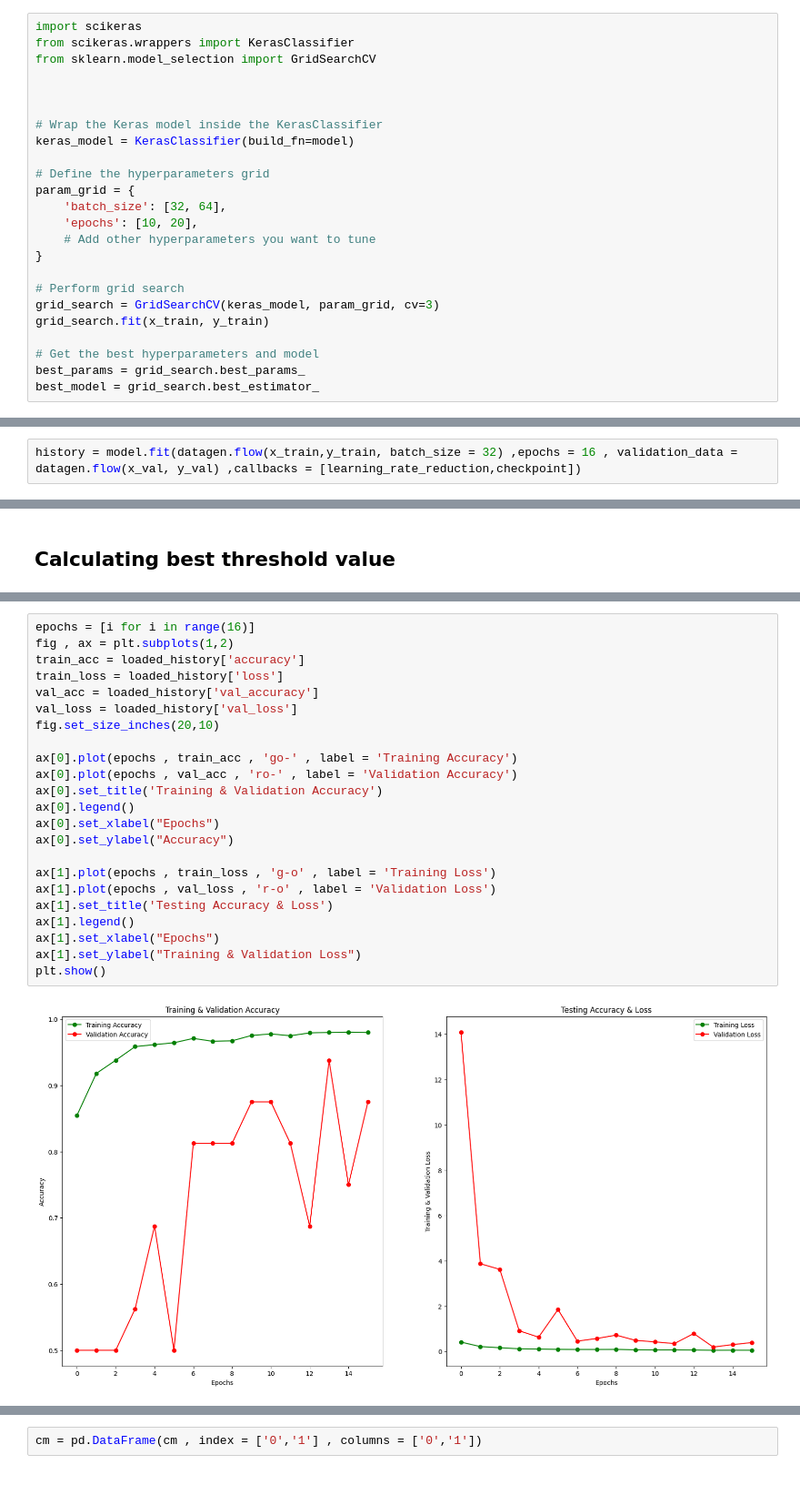
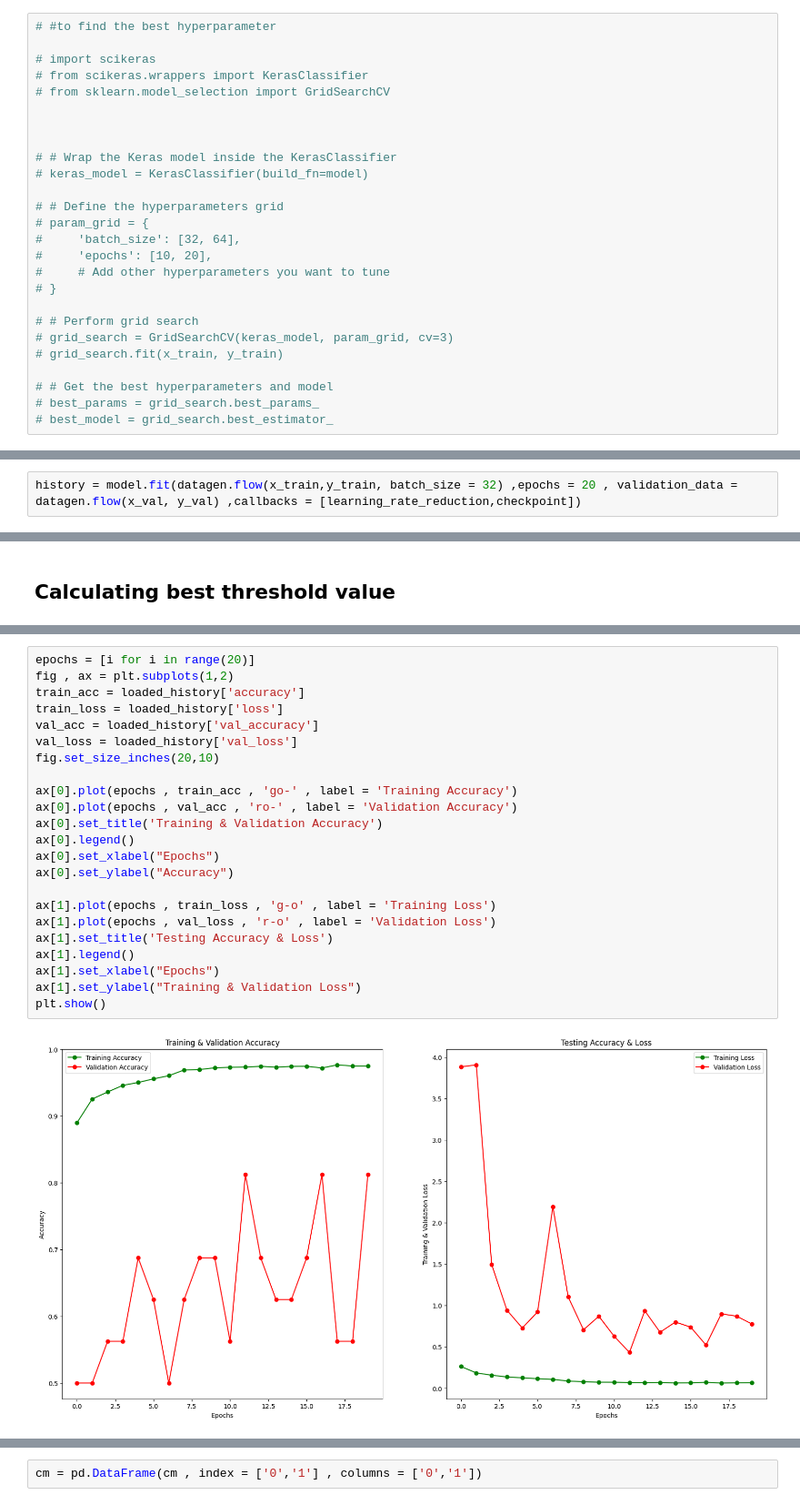
Before and after one commit to roshanaryal/cnnmodelforpneumoniadetection, a Jupyter notebook: pneumonia_detection_using_cnn_new_file_final.ipynb, the cells around one changed output, grey strips where cells are left out. Shown at 91% size. Cells and saved outputs as stored; diff of their text form.

```diff
--- a/pneumonia_detection_using_cnn_new_file_final.ipynb
+++ b/pneumonia_detection_using_cnn_new_file_final.ipynb
@@ -464,26 +492,28 @@ checkpoint_path = os.path.join(checkpoint_dir, 'model_checkpoint.h5')
 # Create the ModelCheckpoint callback
 checkpoint = ModelCheckpoint(checkpoint_path, save_best_only=True)
 # %%
-import scikeras
-from scikeras.wrappers import KerasClassifier
-from sklearn.model_selection import GridSearchCV
+# #to find the best hyperparameter
+
+# import scikeras
+# from scikeras.wrappers import KerasClassifier
+# from sklearn.model_selection import GridSearchCV
 
 
 
-# Wrap the Keras model inside the KerasClassifier
-keras_model = KerasClassifier(build_fn=model)
+# # Wrap the Keras model inside the KerasClassifier
+# keras_model = KerasClassifier(build_fn=model)
 
-# Define the hyperparameters grid
-param_grid = {
-    'batch_size': [32, 64],
-    'epochs': [10, 20],
-    # Add other hyperparameters you want to tune
-}
+# # Define the hyperparameters grid
+# param_grid = {
+#     'batch_size': [32, 64],
+#     'epochs': [10, 20],
+#     # Add other hyperparameters you want to tune
+# }
 
-# Perform grid search
-grid_search = GridSearchCV(keras_model, param_grid, cv=3)
-grid_search.fit(x_train, y_train)
+# # Perform grid search
+# grid_search = GridSearchCV(keras_model, param_grid, cv=3)
+# grid_search.fit(x_train, y_train)
 
-# Get the best hyperparameters and model
-best_params = grid_search.best_params_
-best_model = grid_search.best_estimator_
+# # Get the best hyperparameters and model
+# best_params = grid_search.best_params_
+# best_model = grid_search.best_estimator_
@@ -513,3 +520,3 @@ Epoch 10/10
 # %%
-history = model.fit(datagen.flow(x_train,y_train, batch_size = 32) ,epochs = 16 , validation_data = datagen.flow(x_val, y_val) ,callbacks = [learning_rate_reduction,checkpoint])
+history = model.fit(datagen.flow(x_train,y_train, batch_size = 32) ,epochs = 20 , validation_data = datagen.flow(x_val, y_val) ,callbacks = [learning_rate_reduction,checkpoint])
 # %% [output]
@@ -672,28 +679,28 @@ Best threshold: 0.96
 # %%
-epochs = [i for i in range(16)]
+epochs = [i for i in range(20)]
 fig , ax = plt.subplots(1,2)
 train_acc = loaded_history['accuracy']
 train_loss = loaded_history['loss']
 val_acc = loaded_history['val_accuracy']
 val_loss = loaded_history['val_loss']
 fig.set_size_inches(20,10)
 
 ax[0].plot(epochs , train_acc , 'go-' , label = 'Training Accuracy')
 ax[0].plot(epochs , val_acc , 'ro-' , label = 'Validation Accuracy')
 ax[0].set_title('Training & Validation Accuracy')
 ax[0].legend()
 ax[0].set_xlabel("Epochs")
 ax[0].set_ylabel("Accuracy")
 
 ax[1].plot(epochs , train_loss , 'g-o' , label = 'Training Loss')
 ax[1].plot(epochs , val_loss , 'r-o' , label = 'Validation Loss')
 ax[1].set_title('Testing Accuracy & Loss')
 ax[1].legend()
 ax[1].set_xlabel("Epochs")
 ax[1].set_ylabel("Training & Validation Loss")
 plt.show()
 # %% [output]
-[figure, old version]
+[figure, new version]
 # %%
 #for validation data
 # Get the number of samples
```
Also changed, not shown: parts of 20 cells of this notebook.
